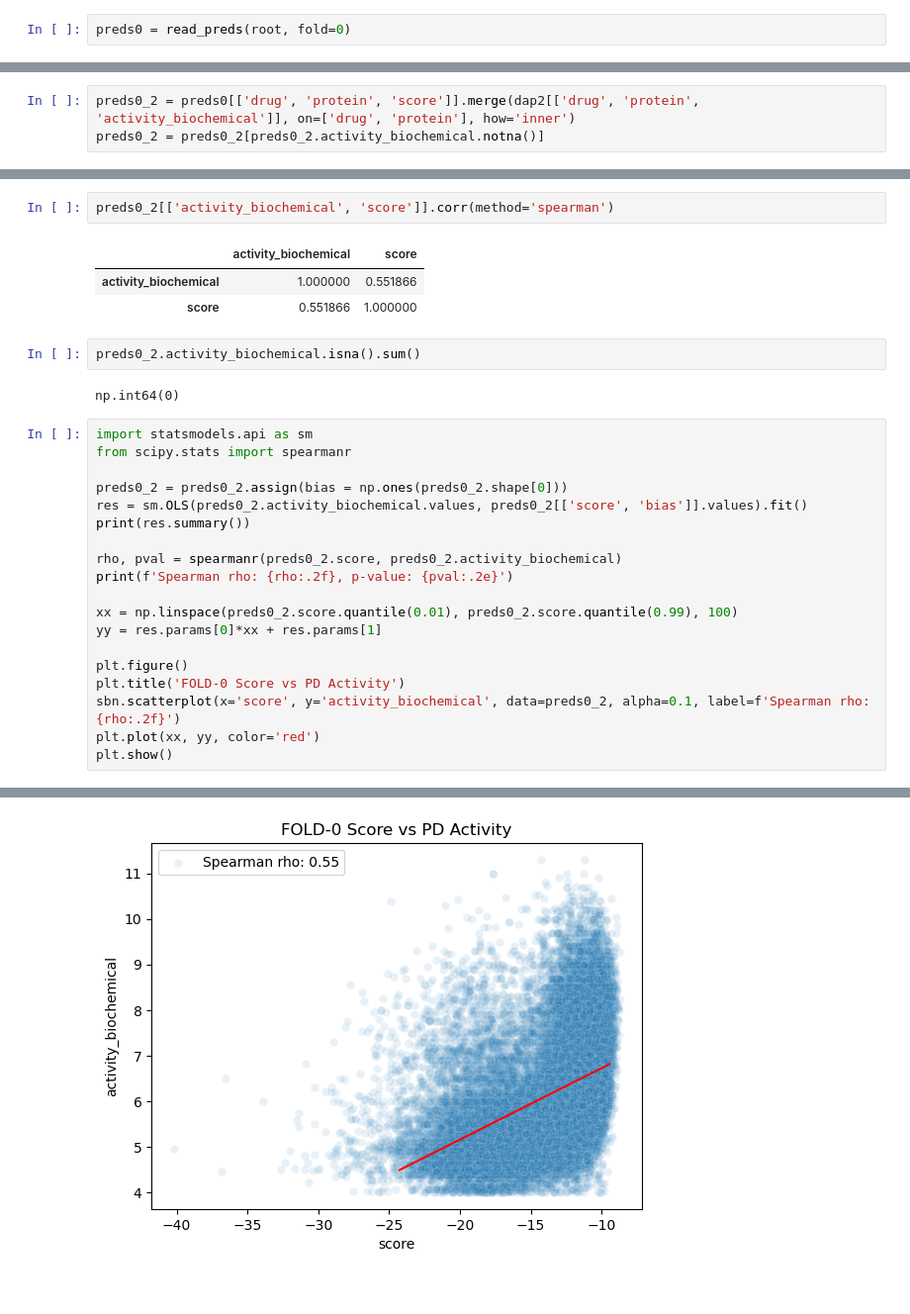
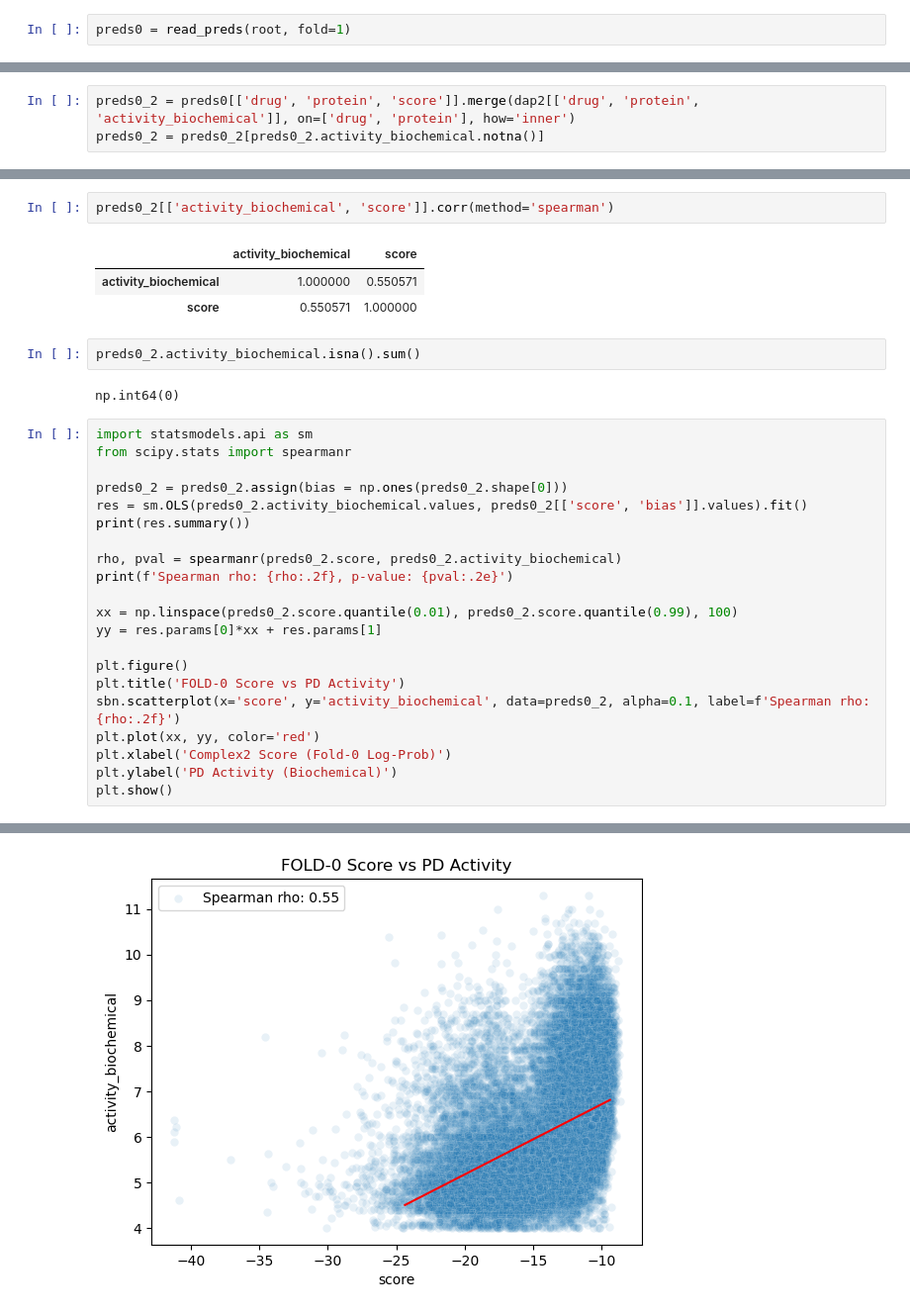
Before and after one commit to biodev/TKG-DTI, a Jupyter notebook: notebooks/00_AGG_FULL_TKG_PREDS.ipynb, the cells around one changed output, grey strips where cells are left out. Shown at 99% size. Saved outputs shown, nothing was run; the diff lists cells and outputs as text.

```diff
--- a/notebooks/00_AGG_FULL_TKG_PREDS.ipynb
+++ b/notebooks/00_AGG_FULL_TKG_PREDS.ipynb
@@ -428,7 +432,7 @@ preds2[['inhibitor', 'gene_symbol', 'uniprot_id', 'fnr_est_mean', 'in_n_folds']]
 | Kw-2449 | RPS6KA5 | O75582 | 0.899382 | 10 |
 | R-406 | MAP3K12 | Q12852 | 0.899262 | 10 |
 # %%
-preds0 = read_preds(root, fold=0)
+preds0 = read_preds(root, fold=1)
 # %%
 inchi2idx = {v: int(i) for i, v in enumerate(data.node_name_dict['drug'])}
 gene2idx = {v: int(i) for i, v in enumerate(data.node_name_dict['gene'])}
@@ -464,8 +468,8 @@ preds0_2.shape
 preds0_2[['activity_biochemical', 'score']].corr(method='spearman')
 # %% [output]
 |  | activity_biochemical | score |
-| activity_biochemical | 1.000000 | 0.551866 |
-| score | 0.551866 | 1.000000 |
+| activity_biochemical | 1.000000 | 0.550571 |
+| score | 0.550571 | 1.000000 |
 # %%
 preds0_2.activity_biochemical.isna().sum()
 # %% [output]
@@ -488,6 +492,8 @@ plt.figure()
 plt.title('FOLD-0 Score vs PD Activity')
 sbn.scatterplot(x='score', y='activity_biochemical', data=preds0_2, alpha=0.1, label=f'Spearman rho: {rho:.2f}')
 plt.plot(xx, yy, color='red')
+plt.xlabel('Complex2 Score (Fold-0 Log-Prob)')
+plt.ylabel('PD Activity (Biochemical)')
 plt.show()
 # %% [output]
                             OLS Regression Results
@@ -502,9 +508,9 @@ Df Residuals:                   33114   BIC:                         1.016e+05
 Df Model:                           1
 Covariance Type:            nonrobust
 ==============================================================================
 ... (10 lines left out)
 
 Notes:
 [1] Standard Errors assume that the covariance matrix of the errors is correctly specified.
 Spearman rho: 0.55, p-value: 0.00e+00
-[figure, old version]
+[figure, new version]
```
Also changed, not shown: parts of 10 cells of this notebook, 7 other files.
